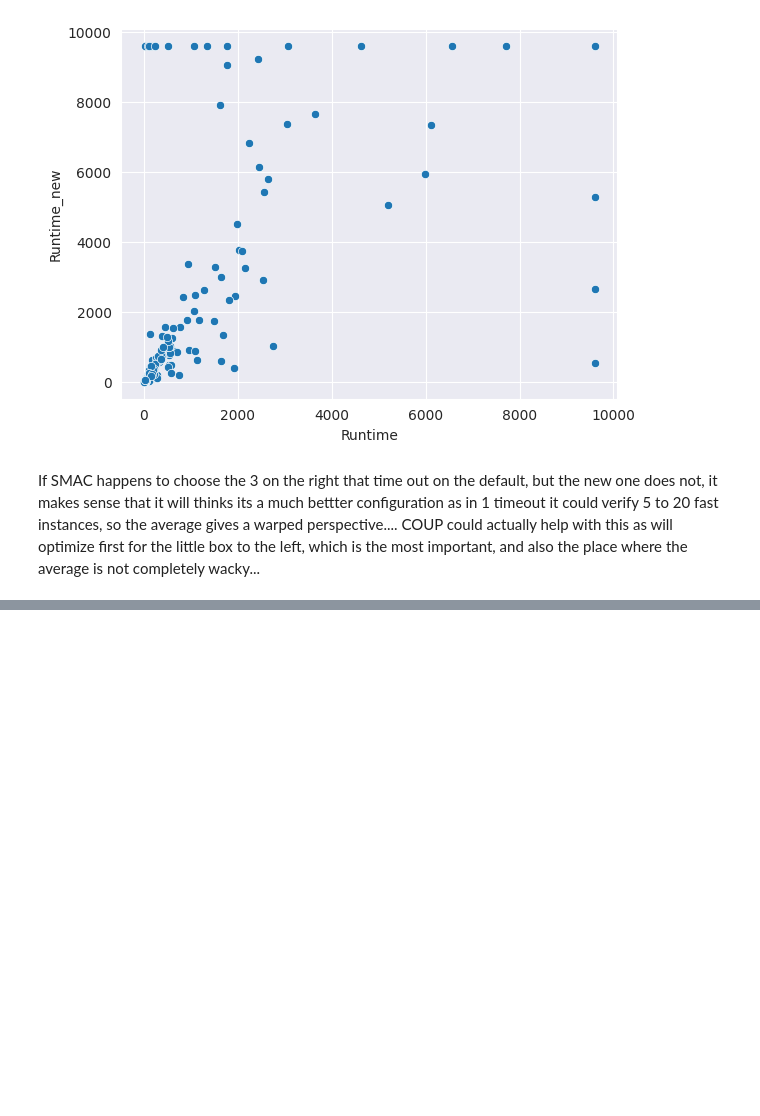
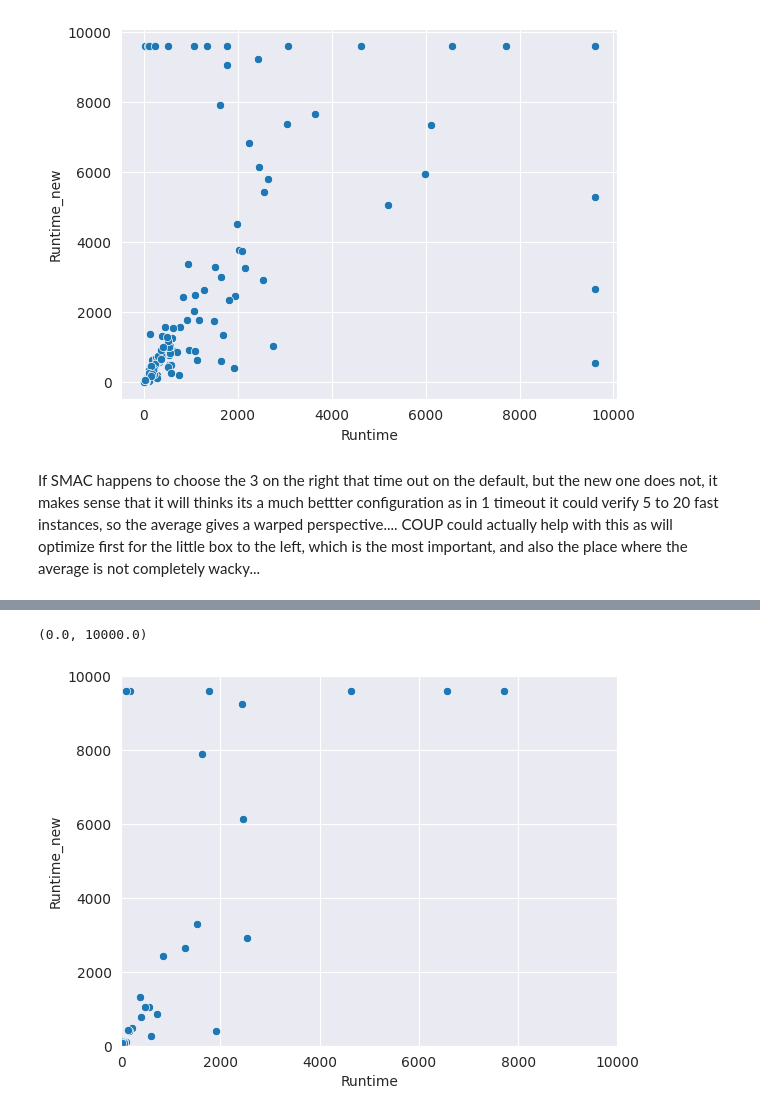
Before and after one commit to Skippybal/Styx, a Jupyter notebook: compare.ipynb, the cells around one changed output, grey strips where cells are left out. Cells and saved outputs as stored; diff of their text form; code cells hidden in the pictures; blank space fills up the shorter version.

```diff
--- a/compare.ipynb
+++ b/compare.ipynb
@@ -189,0 +304,6 @@ If SMAC happens to choose the 3 on the right that time out on the default, but t
+# %%
+# display(result_frame[["File_x", "Runtime", "File_y", "Runtime_new"]])
+small_frame = result_frame[["File_x", "Runtime", "File_y", "Runtime_new"]].copy()
+small_frame["x"] = [x.split("/")[-1][:-4] for x in small_frame["File_x"]]
+small_frame["y"] = [x.split("/")[-1][4:-3] for x in small_frame["File_y"]]
+display(small_frame.head())
@@ -189,0 +317,3 @@ If SMAC happens to choose the 3 on the right that time out on the default, but t
+# %%
+sliced_frame = small_frame[small_frame["x"].isin(inst_nums)]
+display(sliced_frame.tail())
@@ -189,0 +327,7 @@ If SMAC happens to choose the 3 on the right that time out on the default, but t
+# %%
+plto = sns.scatterplot(data=sliced_frame, x="Runtime", y="Runtime_new")
+plto.set_xlim(0, 10_000)
+plto.set_ylim(0, 10_000)
+# %% [output]
+(0.0, 10000.0)
+[figure, added]
```
Also changed, not shown: parts of 16 cells of this notebook.
